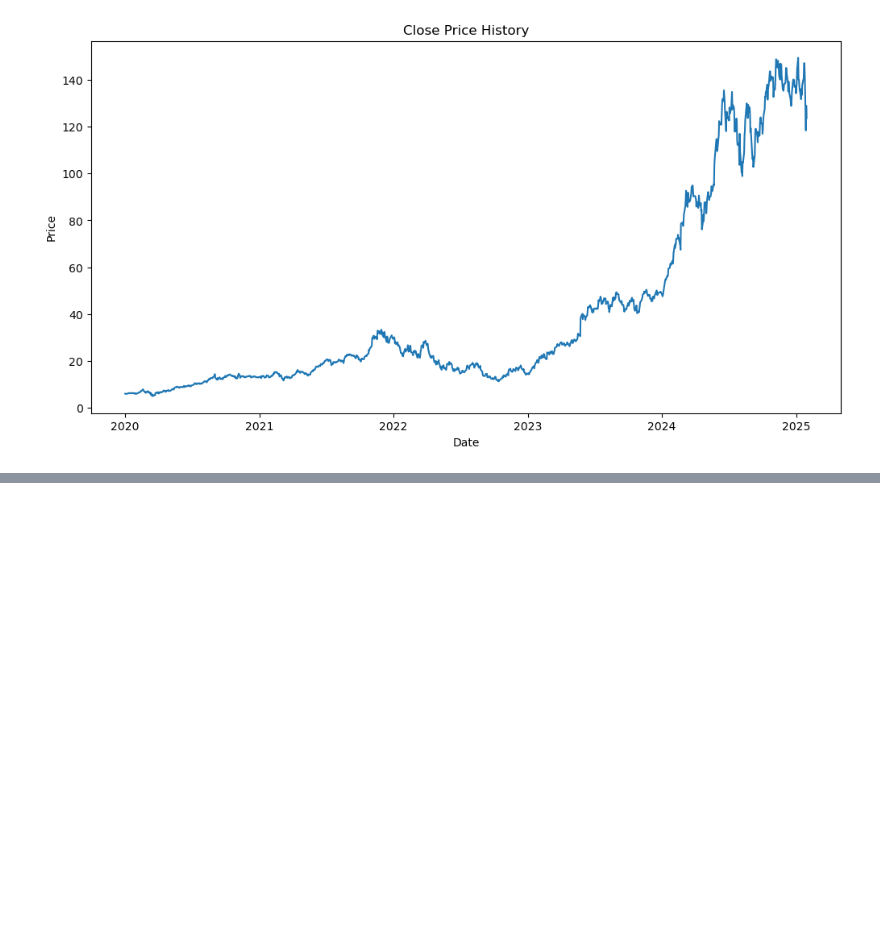
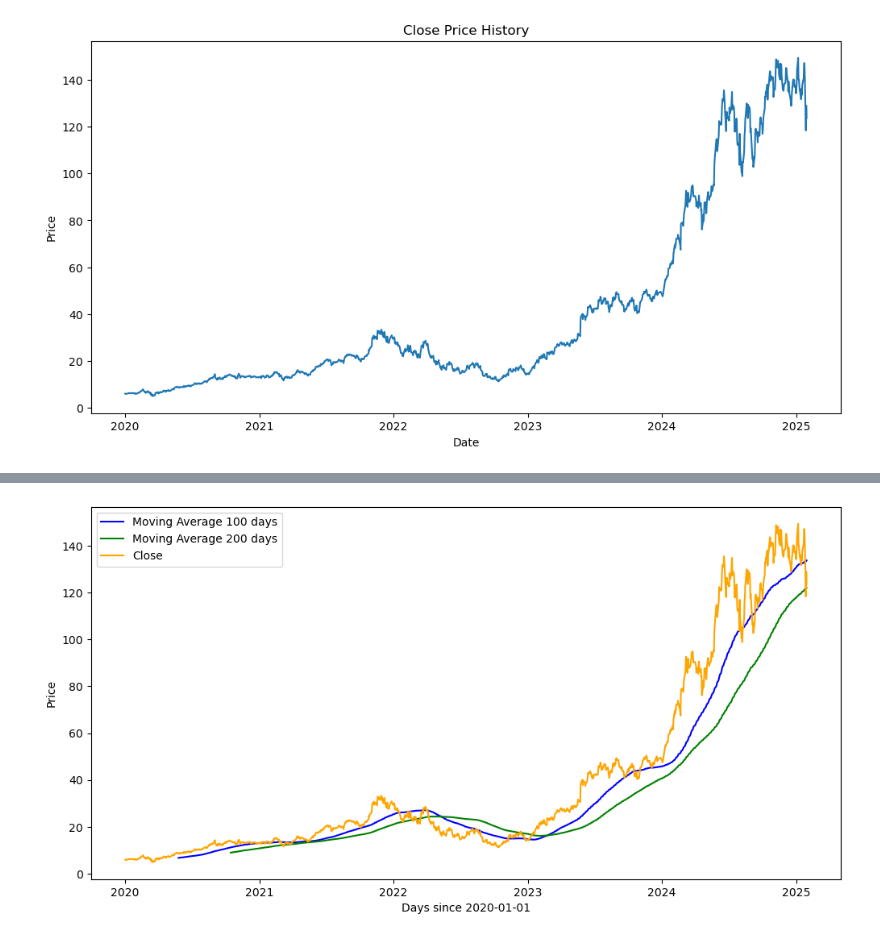
Before and after one commit to NiamBashambu/ds3000final, a Jupyter notebook: phase2.ipynb, the cells around one changed output, grey strips where cells are left out. Cells and saved outputs as stored; diff of their text form; code cells hidden in the pictures; blank space fills up the shorter version.

Commit message:
moving averages plotting

```diff
--- a/phase2.ipynb
+++ b/phase2.ipynb
@@ -51,0 +55,14 @@ plt.show()
+# %%
+#Plotting the data and the moving averages
+avg1 = data['Close'].rolling(100).mean()
+avg2 = data['Close'].rolling(200).mean()
+plt.figure(figsize=(12,6))
+plt.plot(avg1, 'blue', label='Moving Average 100 days')
+plt.plot(avg2, 'green', label='Moving Average 200 days')
+plt.plot(data['Close'], 'orange', label='Close')
+plt.legend(loc='upper left')
+plt.xlabel(f'Days since {start_date}')
+plt.ylabel('Price')
+plt.show()
+# %% [output]
+[figure, added]
```
Also changed, not shown: parts of 3 cells of this notebook.
